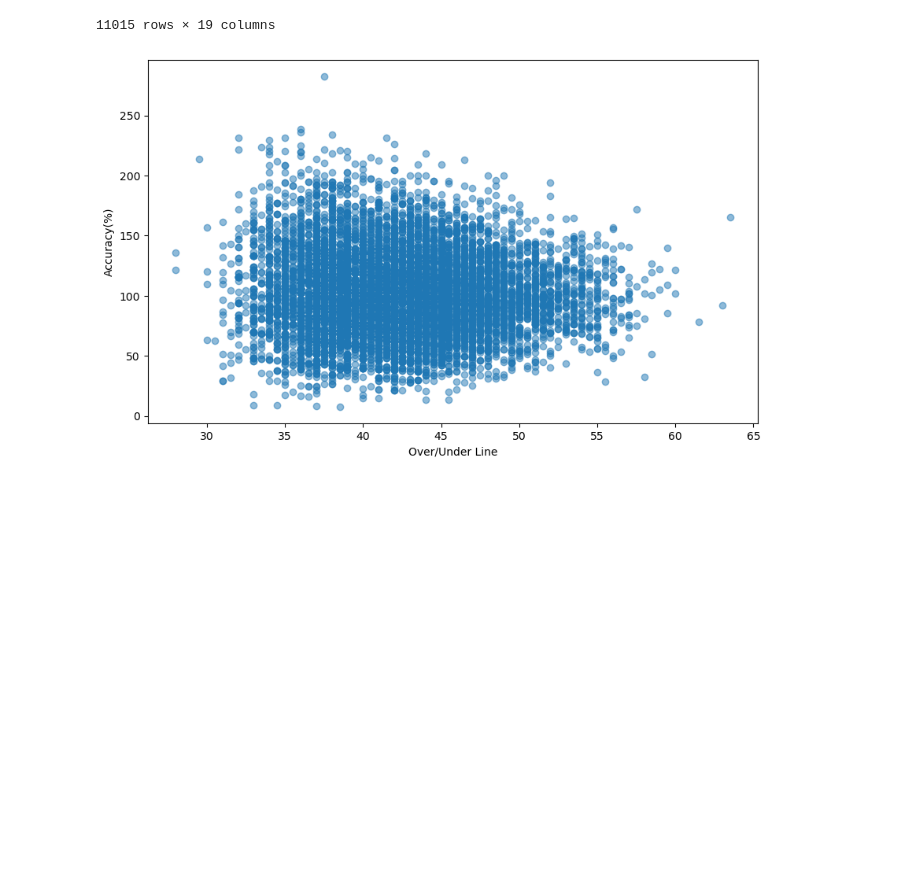
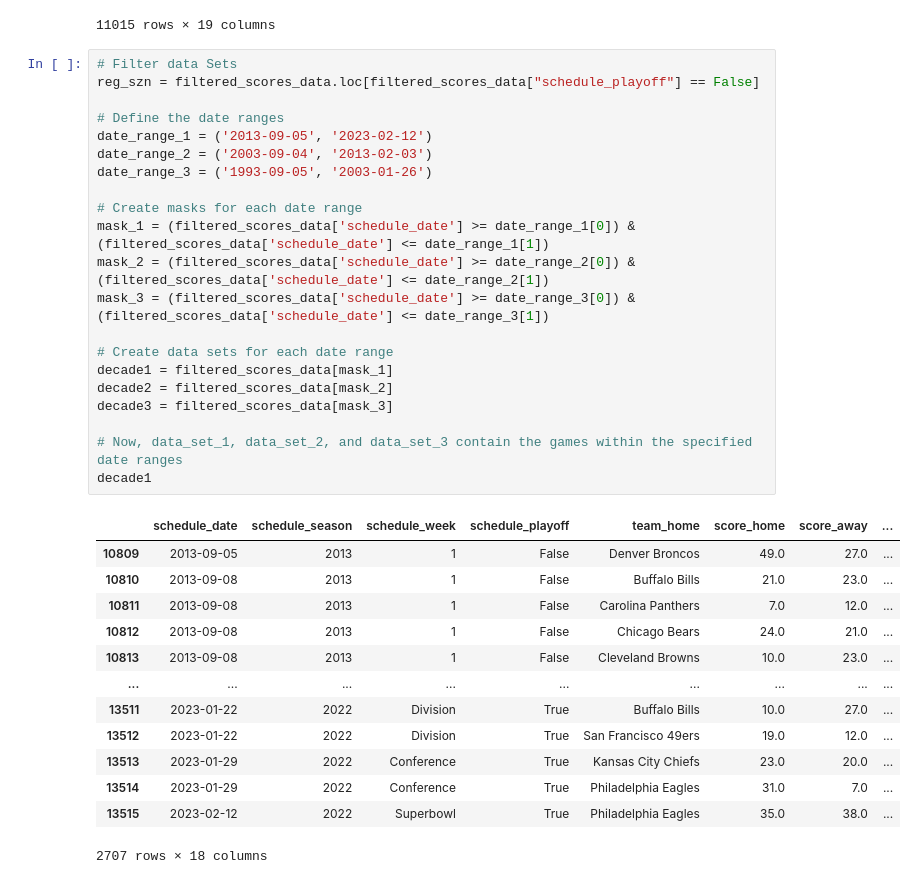
Before and after one commit to davisdw/Project_1_Group_5, a Jupyter notebook: Analysis.ipynb, the cells around one changed output. Cells and saved outputs as stored; diff of their text form; blank space fills up the shorter version.

```diff
--- a/Analysis.ipynb
+++ b/Analysis.ipynb
@@ -116,6 +117,38 @@ See the caveats in the documentation: https://pandas.pydata.org/pandas-docs/stab
 | 13515 | 2023-02-12 | 2022 | Superbowl | True | Philadelphia Eagles | 35.0 | 38.0 | ... |
 11015 rows × 19 columns
 # %%
+# Filter data Sets
+reg_szn = filtered_scores_data.loc[filtered_scores_data["schedule_playoff"] == False]
+
+# Define the date ranges
+date_range_1 = ('2013-09-05', '2023-02-12')
+date_range_2 = ('2003-09-04', '2013-02-03')
+date_range_3 = ('1993-09-05', '2003-01-26')
+
+# Create masks for each date range
+mask_1 = (filtered_scores_data['schedule_date'] >= date_range_1[0]) & (filtered_scores_data['schedule_date'] <= date_range_1[1])
+mask_2 = (filtered_scores_data['schedule_date'] >= date_range_2[0]) & (filtered_scores_data['schedule_date'] <= date_range_2[1])
+mask_3 = (filtered_scores_data['schedule_date'] >= date_range_3[0]) & (filtered_scores_data['schedule_date'] <= date_range_3[1])
+
+# Create data sets for each date range
+decade1 = filtered_scores_data[mask_1]
+decade2 = filtered_scores_data[mask_2]
+decade3 = filtered_scores_data[mask_3]
+
+# Now, data_set_1, data_set_2, and data_set_3 contain the games within the specified date ranges
+decade1
 # %% [output]
-[figure, removed]
+|  | schedule_date | schedule_season | schedule_week | schedule_playoff | team_home | score_home | score_away | ... |
+| 10809 | 2013-09-05 | 2013 | 1 | False | Denver Broncos | 49.0 | 27.0 | ... |
+| 10810 | 2013-09-08 | 2013 | 1 | False | Buffalo Bills | 21.0 | 23.0 | ... |
+| 10811 | 2013-09-08 | 2013 | 1 | False | Carolina Panthers | 7.0 | 12.0 | ... |
+| 10812 | 2013-09-08 | 2013 | 1 | False | Chicago Bears | 24.0 | 21.0 | ... |
+| 10813 | 2013-09-08 | 2013 | 1 | False | Cleveland Browns | 10.0 | 23.0 | ... |
+| ... | ... | ... | ... | ... | ... | ... | ... | ... |
+| 13511 | 2023-01-22 | 2022 | Division | True | Buffalo Bills | 10.0 | 27.0 | ... |
+| 13512 | 2023-01-22 | 2022 | Division | True | San Francisco 49ers | 19.0 | 12.0 | ... |
+| 13513 | 2023-01-29 | 2022 | Conference | True | Kansas City Chiefs | 23.0 | 20.0 | ... |
+| 13514 | 2023-01-29 | 2022 | Conference | True | Philadelphia Eagles | 31.0 | 7.0 | ... |
+| 13515 | 2023-02-12 | 2022 | Superbowl | True | Philadelphia Eagles | 35.0 | 38.0 | ... |
+2707 rows × 18 columns
 # %%
```
Also changed, not shown: parts of 5 cells of this notebook, 1 other file.
